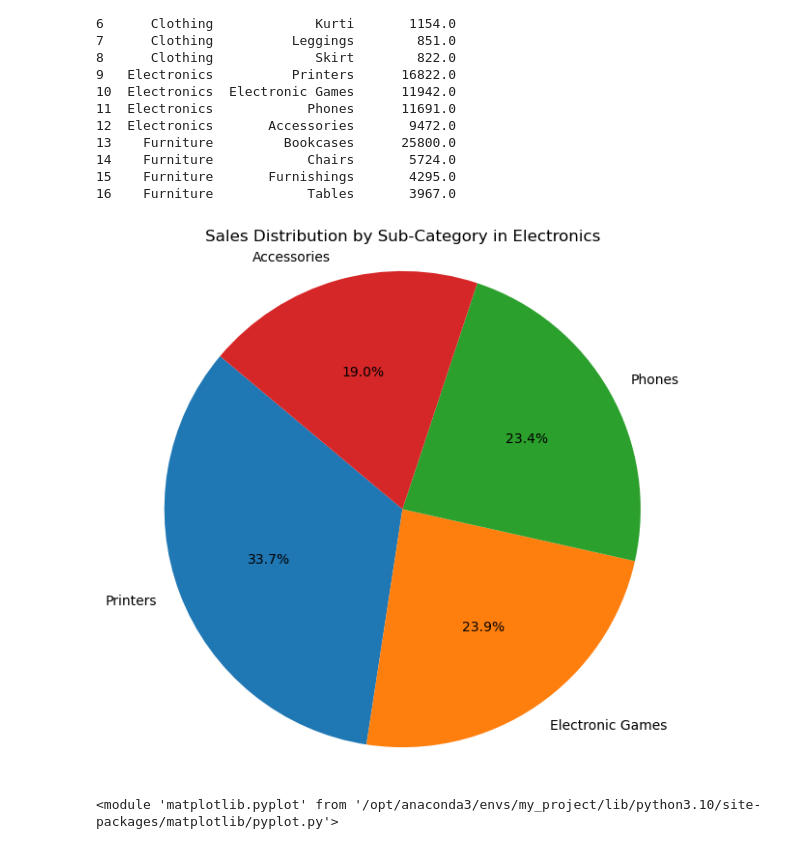
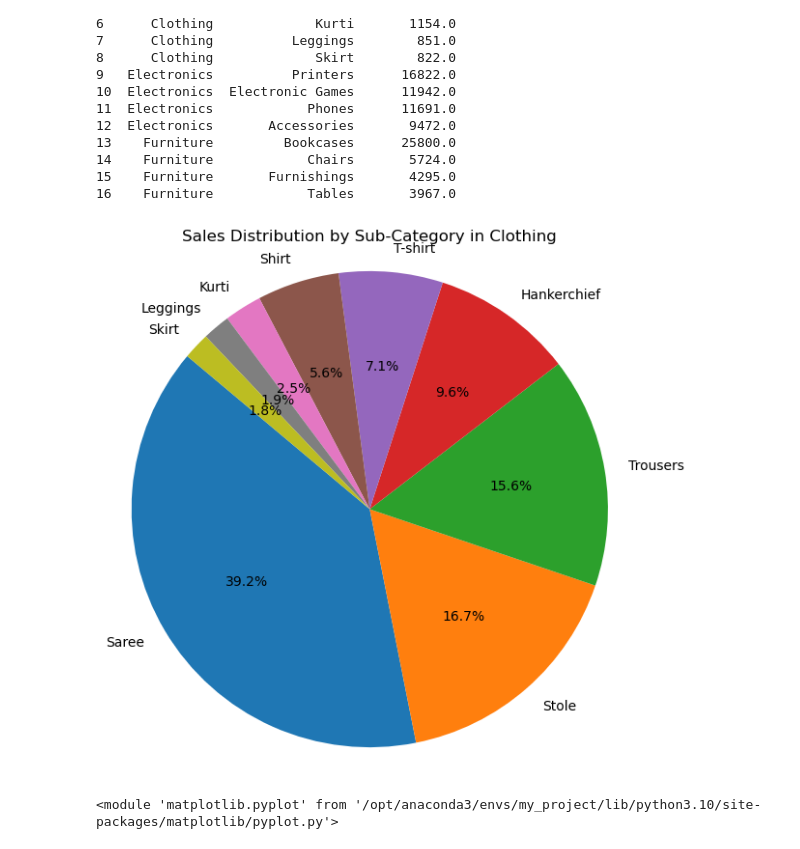
Before and after one commit to pramodkumarpodila-source/E-Commerce-Data-Analysis-PostgreSQL-psycopg2-and-JupyterLab, a Jupyter notebook: analysis.ipynb, the cells around one changed output. Saved outputs shown, nothing was run; the diff lists cells and outputs as text; code cells hidden in the pictures.

Commit message:
Updated Pie chart visualization

```diff
--- a/analysis.ipynb
+++ b/analysis.ipynb
@@ -938,16 +932,16 @@ print(subcat_sales)
 16    Furniture            Tables       3967.0
 # %%
 # Pie chart visualizes sales distribution across sub-categories within the selected product category
-category = 'Electronics'  # Change to any category you want
+category = 'Clothing'  # Change to any category you want
 data = subcat_sales[subcat_sales['Category'] == category]
 
 plt.figure(figsize=(7, 7))
 plt.pie(data['total_sales'], labels=data['Sub-Category'], autopct='%1.1f%%', startangle=140)
 plt.title(f'Sales Distribution by Sub-Category in {category}')
 plt.axis('equal')
 plt.show()
 # %% [output]
-[figure, old version]
+[figure, new version]
 # %%
 # Stacked bar chart compares sales totals across sub-categories and categories for deeper product insights
 bar_data = subcat_sales.pivot(index='Sub-Category', columns='Category', values='total_sales').fillna(0)
```
Also changed, not shown: parts of 2 cells of this notebook.
